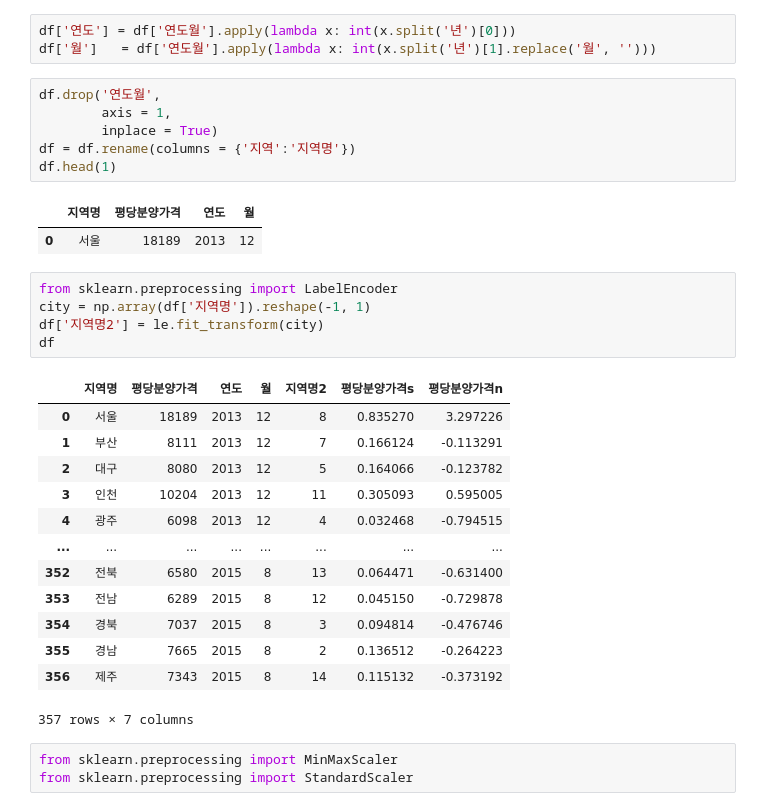
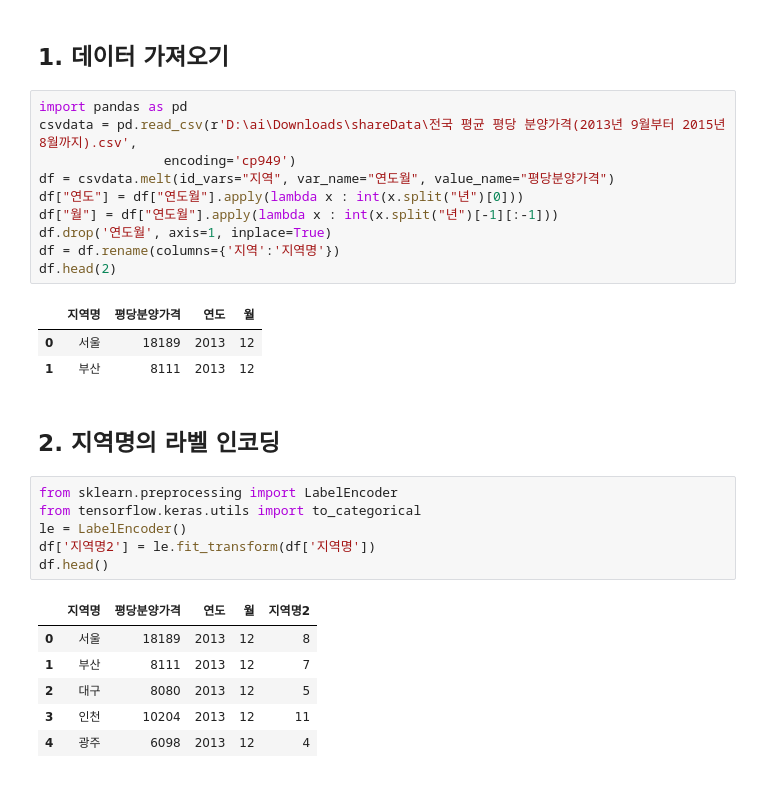
Before and after one commit to yeonzuui/ai, a Jupyter notebook: source/08_DeepLearning/09_라벨링인코딩_scale조정.ipynb, the cells around one changed output. Cells and saved outputs as stored; diff of their text form.

```diff
--- a/source/08_DeepLearning/09_라벨링인코딩_scale조정.ipynb
+++ b/source/08_DeepLearning/09_라벨링인코딩_scale조정.ipynb
@@ -41,34 +27,31 @@ df
+# %% [markdown]
+## 1. 데이터 가져오기
 # %%
-df['연도'] = df['연도월'].apply(lambda x: int(x.split('년')[0]))
-df['월']   = df['연도월'].apply(lambda x: int(x.split('년')[1].replace('월', '')))
+import pandas as pd
+csvdata = pd.read_csv(r'D:\ai\Downloads\shareData\전국 평균 평당 분양가격(2013년 9월부터 2015년 8월까지).csv',
+                encoding='cp949')
+df = csvdata.melt(id_vars="지역", var_name="연도월", value_name="평당분양가격")
+df["연도"] = df["연도월"].apply(lambda x : int(x.split("년")[0]))
+df["월"] = df["연도월"].apply(lambda x : int(x.split("년")[-1][:-1]))
+df.drop('연도월', axis=1, inplace=True)
+df = df.rename(columns={'지역':'지역명'})
+df.head(2)
+# %% [output]
+|  | 지역명 | 평당분양가격 | 연도 | 월 |
+| 0 | 서울 | 18189 | 2013 | 12 |
+| 1 | 부산 | 8111 | 2013 | 12 |
-# %%
-df.drop('연도월',
-        axis = 1,
-        inplace = True)
-df = df.rename(columns = {'지역':'지역명'})
-df.head(1)
-# %% [output]
-|  | 지역명 | 평당분양가격 | 연도 | 월 |
-| 0 | 서울 | 18189 | 2013 | 12 |
+# %% [markdown]
+## 2. 지역명의 라벨 인코딩
 # %%
 from sklearn.preprocessing import LabelEncoder
-city = np.array(df['지역명']).reshape(-1, 1)
-df['지역명2'] = le.fit_transform(city)
-df
+from tensorflow.keras.utils import to_categorical
+le = LabelEncoder()
+df['지역명2'] = le.fit_transform(df['지역명'])
+df.head()
 # %% [output]
-|  | 지역명 | 평당분양가격 | 연도 | 월 | 지역명2 | 평당분양가격s | 평당분양가격n |
-| 0 | 서울 | 18189 | 2013 | 12 | 8 | 0.835270 | 3.297226 |
-| 1 | 부산 | 8111 | 2013 | 12 | 7 | 0.166124 | -0.113291 |
-| 2 | 대구 | 8080 | 2013 | 12 | 5 | 0.164066 | -0.123782 |
-| 3 | 인천 | 10204 | 2013 | 12 | 11 | 0.305093 | 0.595005 |
-| 4 | 광주 | 6098 | 2013 | 12 | 4 | 0.032468 | -0.794515 |
-| ... | ... | ... | ... | ... | ... | ... | ... |
-| 352 | 전북 | 6580 | 2015 | 8 | 13 | 0.064471 | -0.631400 |
-| 353 | 전남 | 6289 | 2015 | 8 | 12 | 0.045150 | -0.729878 |
-| 354 | 경북 | 7037 | 2015 | 8 | 3 | 0.094814 | -0.476746 |
-| 355 | 경남 | 7665 | 2015 | 8 | 2 | 0.136512 | -0.264223 |
-| 356 | 제주 | 7343 | 2015 | 8 | 14 | 0.115132 | -0.373192 |
+|  | 지역명 | 평당분양가격 | 연도 | 월 | 지역명2 |
+| 0 | 서울 | 18189 | 2013 | 12 | 8 |
+| 1 | 부산 | 8111 | 2013 | 12 | 7 |
+| 2 | 대구 | 8080 | 2013 | 12 | 5 |
+| 3 | 인천 | 10204 | 2013 | 12 | 11 |
+| 4 | 광주 | 6098 | 2013 | 12 | 4 |
-357 rows × 7 columns
-# %%
-from sklearn.preprocessing import MinMaxScaler
-from sklearn.preprocessing import StandardScaler
```
Also changed, not shown: parts of 19 cells of this notebook, 2 other files.
